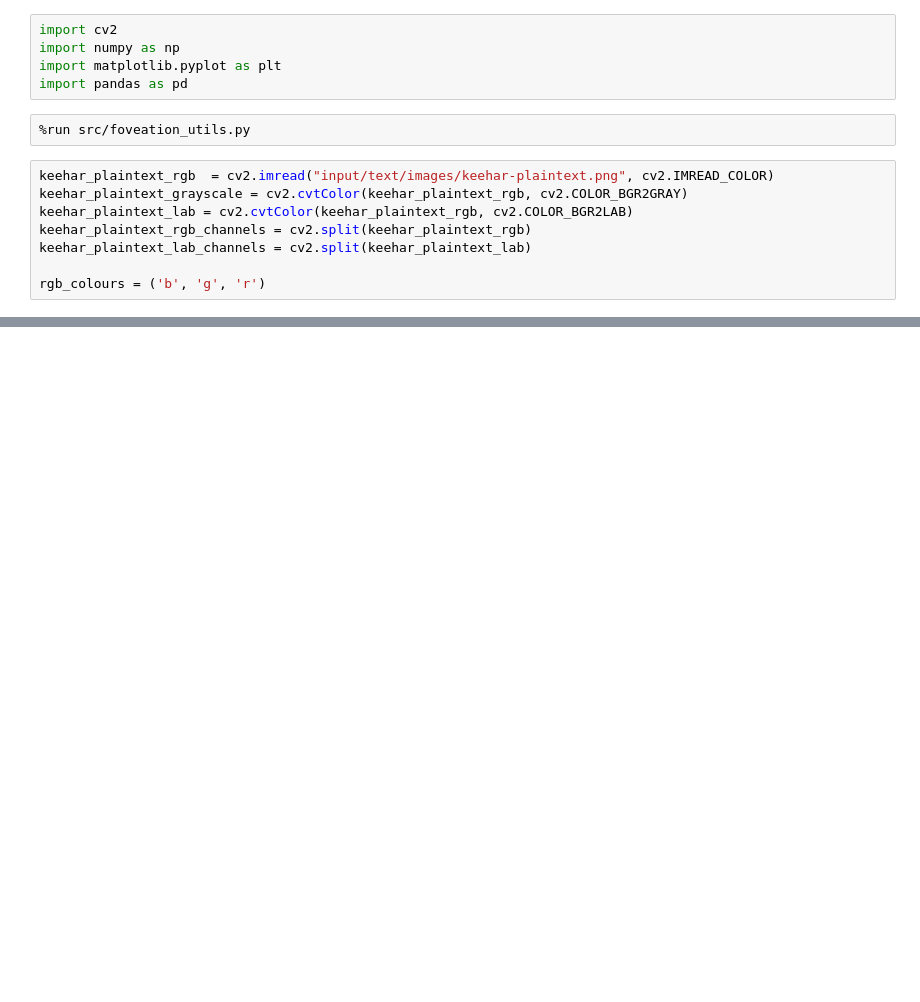
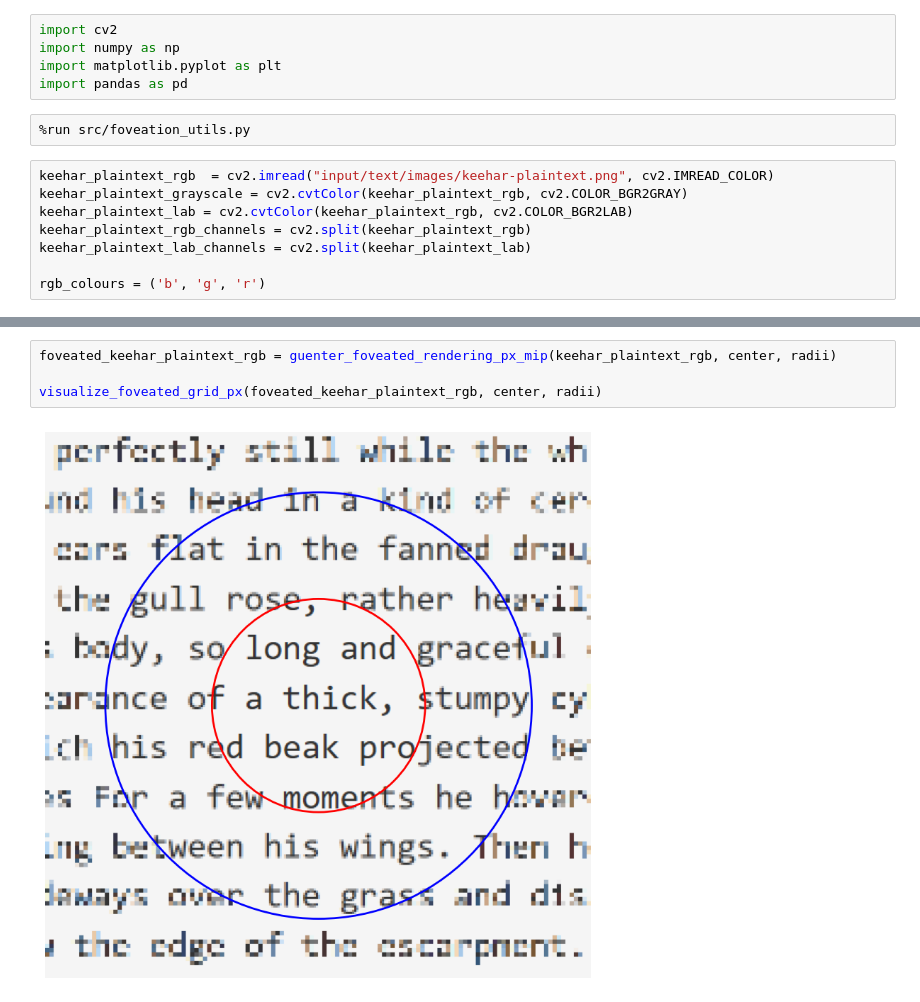
Before and after one commit to lilinitsy/FoveatedImageStatisticsPlayground, a Jupyter notebook: TextStatisticsPlayground.ipynb, the cells around one changed output, grey strips where cells are left out. Cells and saved outputs as stored; diff of their text form; blank space fills up the shorter version.

```diff
--- a/TextStatisticsPlayground.ipynb
+++ b/TextStatisticsPlayground.ipynb
@@ -26,0 +23,6 @@ ax.imshow(foveated_keehar_plaintext_rgb)
+# %%
+foveated_keehar_plaintext_rgb = guenter_foveated_rendering_px_mip(keehar_plaintext_rgb, center, radii)
+
+visualize_foveated_grid_px(foveated_keehar_plaintext_rgb, center, radii)
+# %% [output]
+[figure, added]
```
Also changed, not shown: parts of 2 cells of this notebook, 1 other file.
